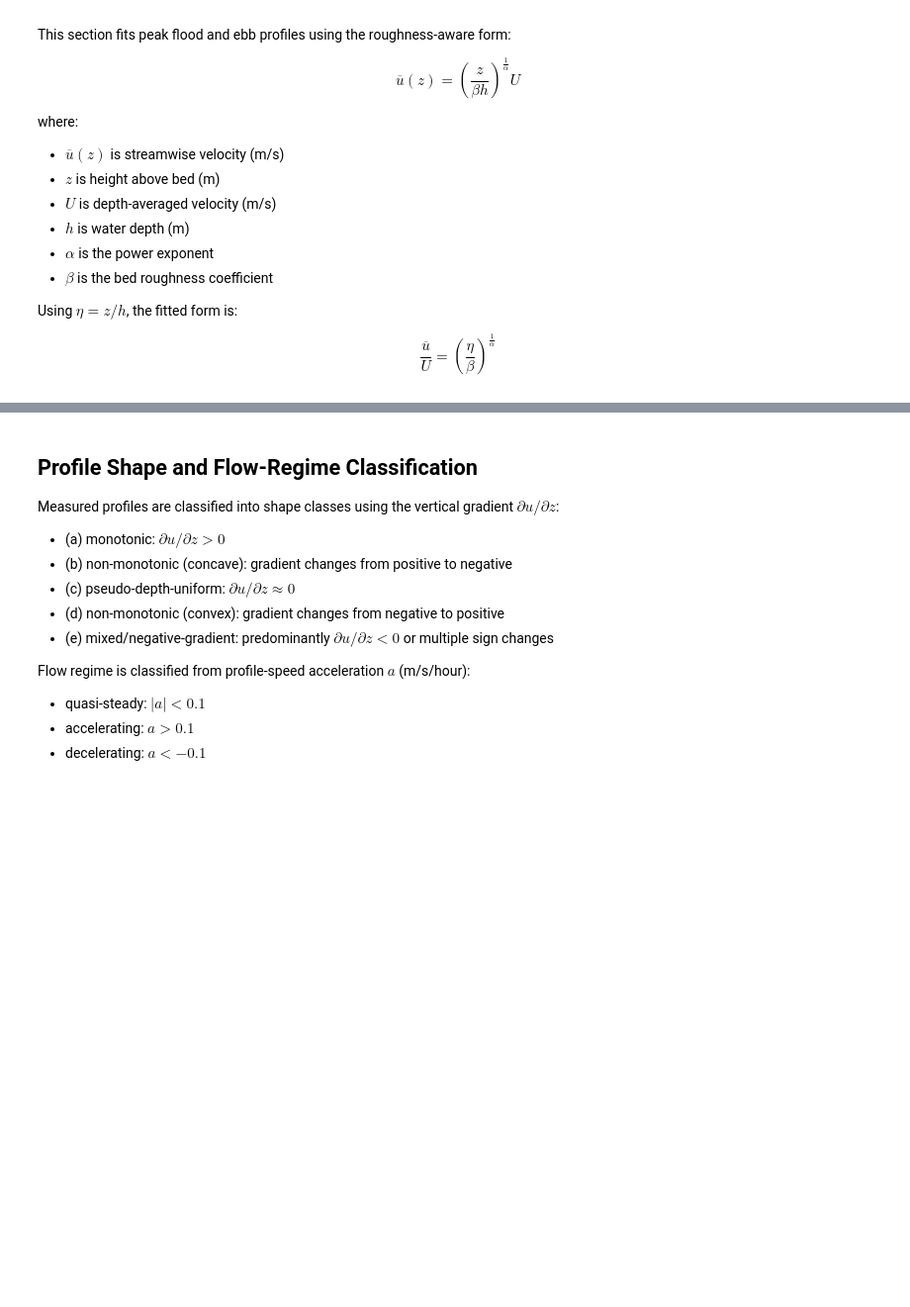
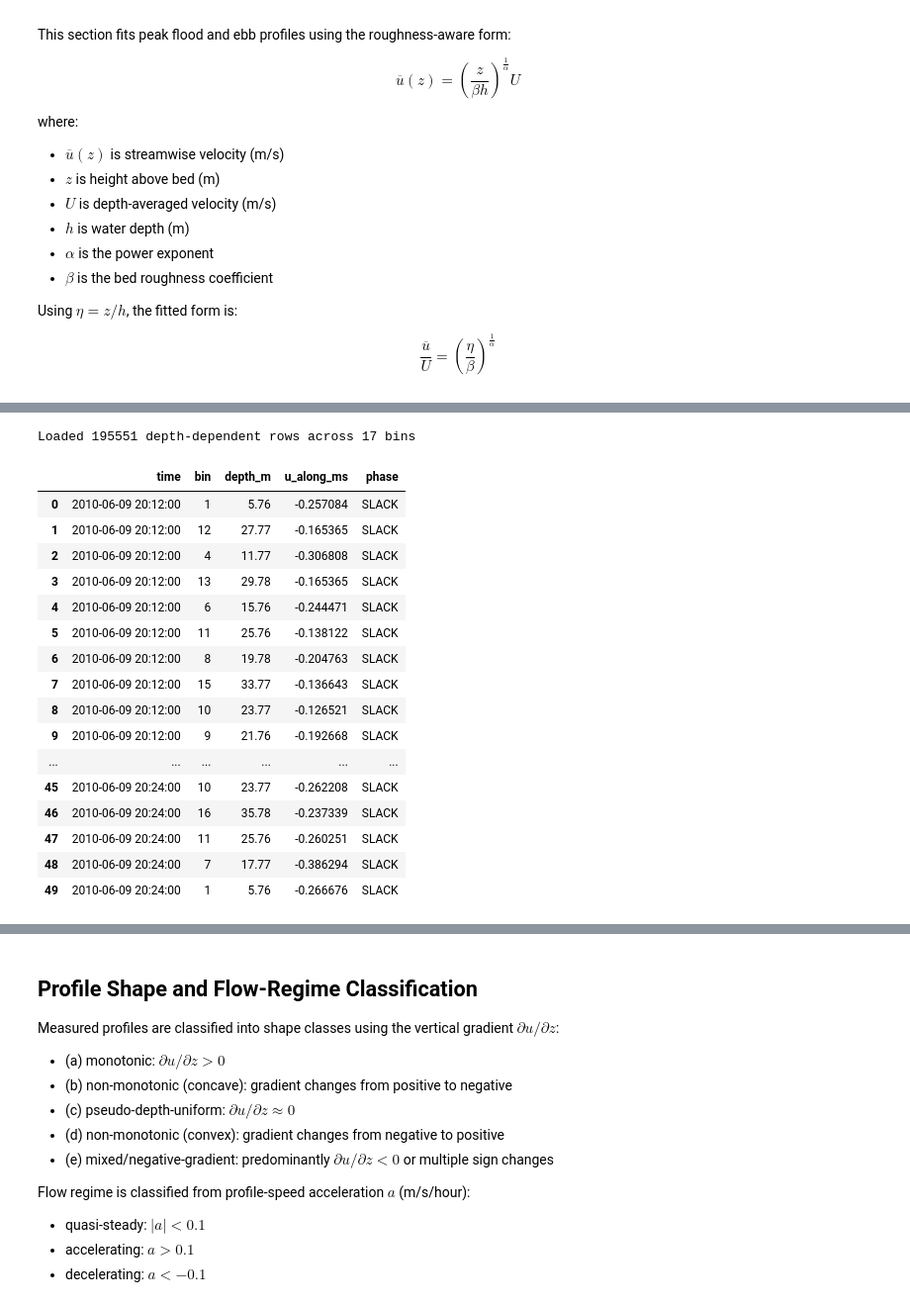
Before and after one commit to JonCraig-SBU/Verdant-SBU-tidal-project-COOPS, a Jupyter notebook: tidal-cycles.ipynb, the cells around one changed output, grey strips where cells are left out. Shown at 99% size. Saved outputs shown, nothing was run; the diff lists cells and outputs as text; code cells hidden in the pictures; blank space fills up the shorter version.

```diff
--- a/tidal-cycles.ipynb
+++ b/tidal-cycles.ipynb
@@ -591,0 +637,55 @@ FLOOD 2010-07-13 14:12:00                 1.329         1.080529 -5.405813 0.394
+# %%
+# Load per-bin, principal-axis-aligned velocity components (already signed: + flood, - ebb)
+DEPTHDEPCOMP_FILE = Path(mainOutputDir) / "depth_dependent_velocity_components.csv"
+ddvc_raw = pd.read_csv(DEPTHDEPCOMP_FILE)
+
+def _find_col(df, *candidates):
+    lc = {str(c).strip().lower(): c for c in df.columns}
+    for cand in candidates:
+        if cand in lc:
+            return lc[cand]
+    raise KeyError(f"None of {candidates} found in columns: {list(df.columns)}")
+
+COMP_TIME_COL   = _find_col(ddvc_raw, "datetime", "date & time.2", "date&time.2", "time")
+COMP_PHASE_COL  = _find_col(ddvc_raw, "phase")
+COMP_UALONG_COL = _find_col(ddvc_raw, "u_along_ms", "u_along_mps", "u_along")
+COMP_BIN_COL    = _find_col(ddvc_raw, "bin", "bin_number", "bin_id", "bin_no")
+COMP_DEPTH_COL  = _find_col(ddvc_raw, "depth", "depth_m")
+
+ddvc = ddvc_raw.rename(columns={
+    COMP_TIME_COL: "time",
+    COMP_PHASE_COL: "phase",
+    COMP_UALONG_COL: "u_along_ms",
+    COMP_BIN_COL: "bin",
+    COMP_DEPTH_COL: "depth_m",
+
+})[["time", "bin", "depth_m", "u_along_ms", "phase"]].copy()
+
+ddvc["time"] = pd.to_datetime(ddvc["time"], errors="coerce")
+ddvc["phase"] = ddvc["phase"].astype(str).str.upper().str.strip()
+ddvc["u_along_ms"] = pd.to_numeric(ddvc["u_along_ms"], errors="coerce")
+ddvc["bin"] = pd.to_numeric(ddvc["bin"], errors="coerce").astype("Int64")
+ddvc["depth_m"] = pd.to_numeric(ddvc["depth_m"], errors="coerce").astype(np.float64)
+ddvc = ddvc.dropna(subset=["time", "bin"]).sort_values("time").reset_index(drop=True)
+
+print(f"Loaded {len(ddvc)} depth-dependent rows across {ddvc['bin'].nunique()} bins")
+ddvc.head(50)
+# %% [output]
+Loaded 195551 depth-dependent rows across 17 bins
+|  | time | bin | depth_m | u_along_ms | phase |
+| 0 | 2010-06-09 20:12:00 | 1 | 5.76 | -0.257084 | SLACK |
+| 1 | 2010-06-09 20:12:00 | 12 | 27.77 | -0.165365 | SLACK |
+| 2 | 2010-06-09 20:12:00 | 4 | 11.77 | -0.306808 | SLACK |
+| 3 | 2010-06-09 20:12:00 | 13 | 29.78 | -0.165365 | SLACK |
+| 4 | 2010-06-09 20:12:00 | 6 | 15.76 | -0.244471 | SLACK |
+| 5 | 2010-06-09 20:12:00 | 11 | 25.76 | -0.138122 | SLACK |
+| 6 | 2010-06-09 20:12:00 | 8 | 19.78 | -0.204763 | SLACK |
+| 7 | 2010-06-09 20:12:00 | 15 | 33.77 | -0.136643 | SLACK |
+| 8 | 2010-06-09 20:12:00 | 10 | 23.77 | -0.126521 | SLACK |
+| 9 | 2010-06-09 20:12:00 | 9 | 21.76 | -0.192668 | SLACK |
+| ... | ... | ... | ... | ... | ... |
+| 45 | 2010-06-09 20:24:00 | 10 | 23.77 | -0.262208 | SLACK |
+| 46 | 2010-06-09 20:24:00 | 16 | 35.78 | -0.237339 | SLACK |
+| 47 | 2010-06-09 20:24:00 | 11 | 25.76 | -0.260251 | SLACK |
+| 48 | 2010-06-09 20:24:00 | 7 | 17.77 | -0.386294 | SLACK |
+| 49 | 2010-06-09 20:24:00 | 1 | 5.76 | -0.266676 | SLACK |
```
Also changed, not shown: parts of 8 cells of this notebook, 3 other files.
